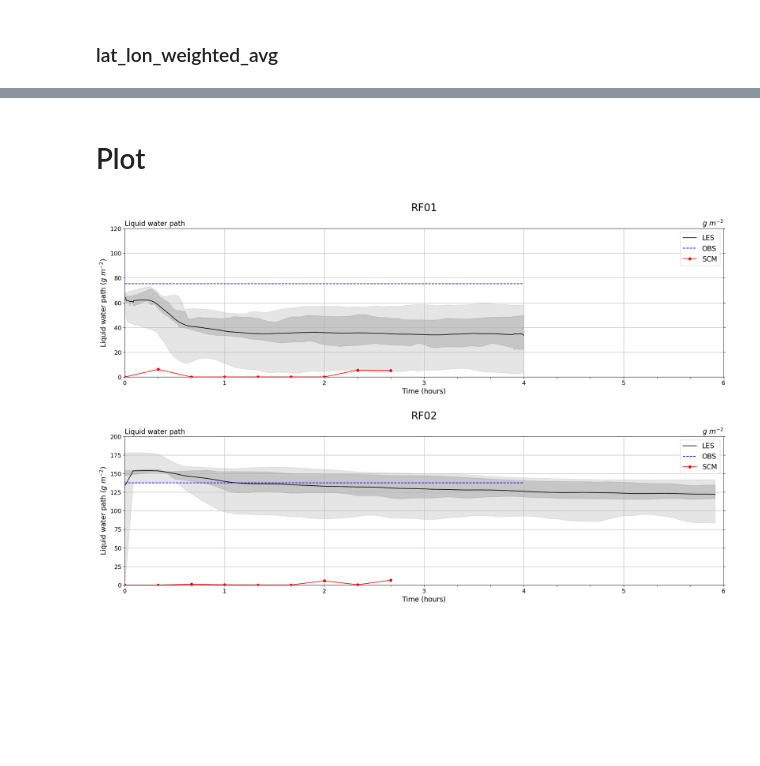
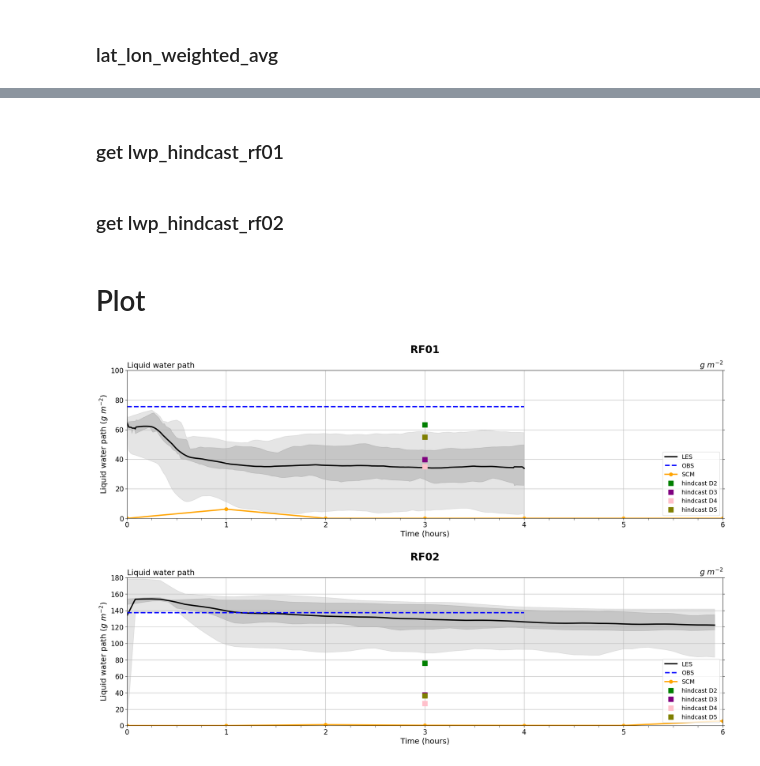
Before and after one commit to yihsuanchen/TaiESM1_Sc_diag, a Jupyter notebook: plot/plot_fig_xy_series-SCM.ipynb, the cells around one changed output, grey strips where cells are left out. Saved outputs shown, nothing was run; the diff lists cells and outputs as text; code cells hidden in the pictures; blank space fills up the shorter version.

Commit message:
overlay hindcast LWP

```diff
--- a/plot/plot_fig_xy_series-SCM.ipynb
+++ b/plot/plot_fig_xy_series-SCM.ipynb
@@ -320,10 +320,12 @@ if (do_test == "111"):
 
     start_str=None ; end_str=None
     # RF01/02: 06-15 UTC. Supplement of Stevens (2003), table S2
-    start_str = "20010710_070000" #YYYYMMDD_HHMMSS
-    end_str   = "20010710_140000" #YYYYMMDD_HHMMSS
+    start_str = "20010710_080000" #YYYYMMDD_HHMMSS
+    end_str   = "20010710_130000" #YYYYMMDD_HHMMSS
     #ds, ds_1d_time_latlon, lwp_tji_avg = read_hindcast_lwp_tjiavg(icdate, target_date, start_str=start_str, end_str=end_str)
     lwp_ji_avg, lwp_tji_avg = read_hindcast_lwp_tjiavg(icdate, target_date, start_str=start_str, end_str=end_str)
 
 #ds_1d_time_latlon['TGCLDLWP'].mean('time')
 #ds
+# %% [markdown]
+### get lwp_hindcast_rf01
@@ -330,3 +347,20 @@ if (do_test == "111"):
+# %% [markdown]
+### get lwp_hindcast_rf02
+# %%
+lwp_hindcast_rf02 = {}
+#icdates = ["20010711","20010710", "20010709", "20010708", "20010707"]
+icdates = ["20010710", "20010709", "20010708", "20010707"]
+target_date = "2001-07-11"
+
+# RF01/02: 06-15 UTC. Supplement of Stevens (2003), table S2
+start_str = "20010711_080000" #YYYYMMDD_HHMMSS
+end_str   = "20010711_130000" #YYYYMMDD_HHMMSS
+
+for icdate in icdates:
+    lwp_ji_avg, lwp_tji_avg = read_hindcast_lwp_tjiavg(icdate, target_date, start_str=start_str, end_str=end_str)
+    lwp_hindcast_rf02[icdate] = lwp_tji_avg.values
+
+#lwp_hindcast_rf02
 # %% [markdown]
 # Plot
 # %%
@@ -353,8 +387,11 @@ def plot_time_series_LWP_SCM_LES(ax, choice):
         lwp_obs = lwp_obs_rf01
         tt_obs = tt_obs_rf01
 
+        #--- hindcast
+        lwp_hindcast = lwp_hindcast_rf01
+
         mainstring = "RF01"
-        ylim = [0,120]
+        ylim = [0,100]
 
     elif choice == "RF02":
         #--- LES intercomparison
@@ -374,18 +411,23 @@ def plot_time_series_LWP_SCM_LES(ax, choice):
         lwp_obs = lwp_obs_rf02
         tt_obs = tt_obs_rf02
 
+        #--- hindcast
+        lwp_hindcast = lwp_hindcast_rf02
+
         mainstring = "RF02"
-        ylim = [0,200]
+        ylim = [0,180]
 
+    #--- share
+    linewidth = 3
 
     #--- plot les mean
-    ax.plot (tt_les, lwp_les_mean, 'k-', label = "LES")
+    ax.plot (tt_les, lwp_les_mean, 'k-', linewidth=linewidth, label = "LES")
 
     #--- plot obs
-    ax.plot (tt_obs, [lwp_obs,lwp_obs], 'b--', label="OBS")
+    ax.plot (tt_obs, [lwp_obs,lwp_obs], 'b--', linewidth=linewidth, label="OBS")
 
     #--- plot SCM
-    ax.plot (tt_scm, lwp_scm, 'r', marker="o", label = "SCM")
+    ax.plot (tt_scm, lwp_scm, 'orange', marker="o", markersize=8, linewidth=linewidth, label = "SCM")
 
     #--- plot color fill of min/max
     ax.fill_between(
@@ -397,39 +439,57 @@ def plot_time_series_LWP_SCM_LES(ax, choice):
         tt_les, lwp_les_1qrtl, lwp_les_3qrtl ,color='gray', alpha=0.3,
             )
 
-    ax.legend(fontsize = 16)
+    #--- plot hindcast
+    tt_hindcast = 3
+
+    # Sort the dictionary by date
+    sorted_dates = sorted(lwp_hindcast.keys())
+    lwp_values = [lwp_hindcast[date] for date in sorted_dates]
+
+    # Labels
+    labels_hindcast = ["D2", "D3", "D4", "D5"]
+    labels_hindcast = [f"hindcast {label}" for label in labels_hindcast]
+
+    #colors_hindcast = ["deepskyblue","limegreen","hotpink","magenta"]
+    colors_hindcast = ["green","purple","pink","olive"]
+
+    for i, (val, label) in enumerate(zip(lwp_values, labels_hindcast)):
+        ax.plot(tt_hindcast, val, linestyle="None", marker="s", markersize=12, label=label, color=colors_hindcast[i])
+
+    #--- adjust figures
+    ax.legend(fontsize = 14, loc="lower right")
     ax.grid(True)
     ax.set_xlim(0,6)
     ax.set_ylim(ylim)
 
-    fontsize_string = 16
+    fontsize_string = 18
     ax.set_title("Liquid water path", loc='left', fontsize = fontsize_string)
     ax.set_title(r"$g \ m^{-2}$", loc='right', fontsize = fontsize_string)
     ax.set_ylabel(r"Liquid water path ($g \ m^{-2}$)", fontsize = fontsize_string)
     ax.set_xlabel("Time (hours)", fontsize = fontsize_string)
 
-    ax.tick_params(axis='both', which='both', direction='out', length=4, labelsize=14)  # This adds ticks to both axes
+    ax.tick_params(axis='both', which='both', direction='out', length=4, labelsize=16)  # This adds ticks to both axes
     #ax.tick_params(axis='x', which='both', top=True)  # Ticks on the top
     ax.tick_params(axis='y', which='both', right=True)  # Ticks on the right
 
     #set_minor_ticks(ax, 'x', n=2)
-    ax.set_title(mainstring, loc='center', fontsize = 24, y=1.1)
+    ax.set_title(mainstring, loc='center', fontsize = 24, y=1.1, fontweight='bold')
 
-    minor_ticks = np.arange(0, 6, 1/3)
+    minor_ticks = np.arange(0, 6, 1/4)
     minor_ticks = minor_ticks[np.abs(minor_ticks % 1) > 1e-8]  # remove major tick overlaps
     ax.set_xticks(minor_ticks, minor=True)
 
 #-----------
 # do_test
 #-----------
 do_test = "111"
 
 if do_test == "111":
     fig, (ax1,ax2) = plt.subplots(2,1, figsize=(25, 15))
 
     plot_time_series_LWP_SCM_LES(ax1, choice="RF01")
     plot_time_series_LWP_SCM_LES(ax2, choice="RF02")
 
     plt.subplots_adjust(hspace=0.4)  # Try values like 0.3, 0.5, etc.
 # %% [output]
-[figure, old version]
+[figure, new version]
```
Also changed, not shown: parts of 3 cells of this notebook.
